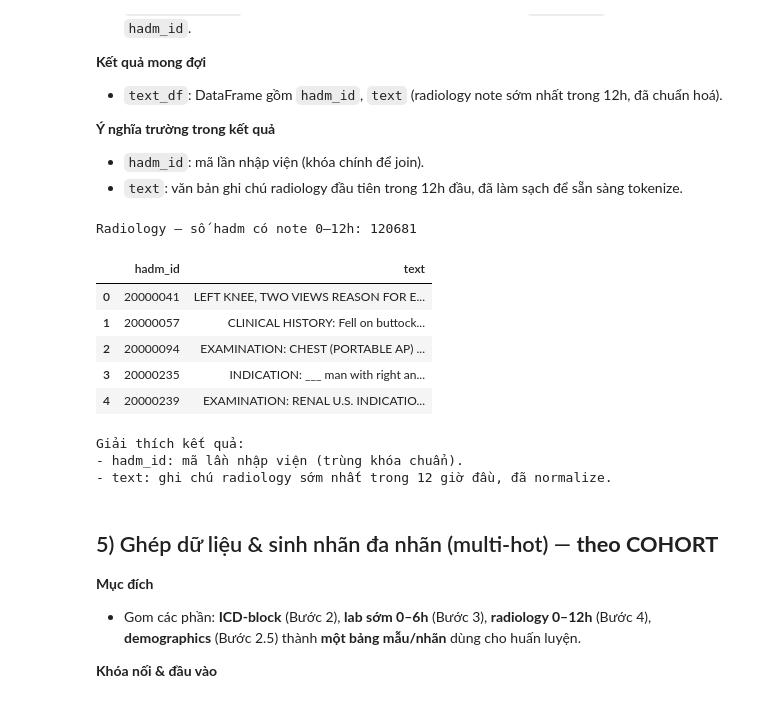
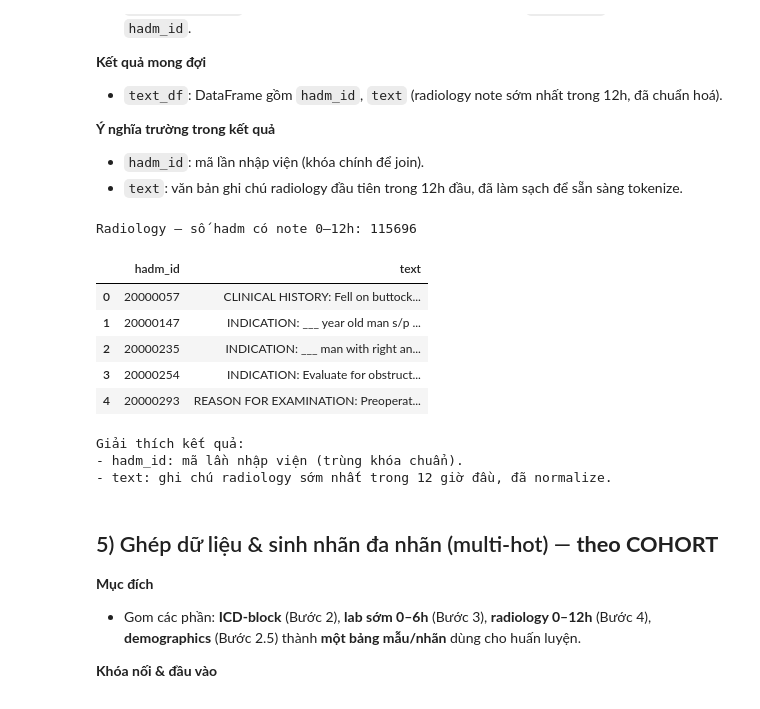
Before and after one commit to iamKhang/revita-sympdiag, a Jupyter notebook: notebooks/01_data_preprocessing_mimiciv.ipynb, the cells around one changed output. Saved outputs shown, nothing was run; the diff lists cells and outputs as text; code cells hidden in the pictures.

```diff
--- a/notebooks/01_data_preprocessing_mimiciv.ipynb
+++ b/notebooks/01_data_preprocessing_mimiciv.ipynb
@@ -26,11 +26,15 @@ Quy ước trình bày cho mỗi bước:
 from pathlib import Path
 
 # ====== Tham số cohort & đọc file ======
-N_HADM = 300_000           # vd: 300_000 hoặc None để dùng toàn bộ admissions
+N_HADM = None           # vd: 300_000 hoặc None để dùng toàn bộ admissions
 SEED = 42               # reproducibility
 BALANCE_BY_SUBJECT = True
 CHUNKSIZE_DEFAULT = 500_000  # đọc file lớn theo chunk
 TOP_LABS = 50                 # vocab lab phổ biến (0–6h)
+LAB_FREQ_WINDOW_HOURS = 240    # cửa sổ giờ để đếm tần suất xét nghiệm
+LAB_EARLY_WINDOW_HOURS = 6     # cửa sổ giờ để lấy xét nghiệm sớm nhất
+TOP_ICD  = 50                 # vocab ICD-block phổ biến (0–6h)
+RAD_EARLY_WINDOW_HOURS = 12    # cửa sổ giờ lấy ghi chú Radiology
 
 # ====== Dò đường dẫn dữ liệu ======
 CANDIDATES = [Path("data"), Path("../data"), Path("../../data")]
@@ -377,7 +381,7 @@ Giải thích kết quả:
 - `count`: số lần xuất hiện trong cửa sổ 0–6h (trên toàn cohort).
 - `lab_items` (ở `lab_items_by_hadm`): danh sách *duy nhất* các `itemid` thuộc vocab của từng ca.
 # %%
-# --- Bước 3: Lấy xét nghiệm sớm Top-N theo tần suất (0–6h) ---
+# --- Bước 3: Lấy xét nghiệm sớm Top-N theo tần suất ---
 from collections import Counter
 import pandas as pd
 
@@ -386,13 +390,13 @@ dlab_path = HOSP_DIR / "d_labitems.csv.gz"
 
 # 3.1 Đọc dictionary lab: itemid -> label
 dlab = pd.read_csv(dlab_path, usecols=["itemid", "label"], compression="gzip")
-dlab["itemid"].astype(int)
+dlab["itemid"] = dlab["itemid"].astype(int)
 dlab["label"] = dlab["label"].astype(str)
 
 # Chuẩn bị bảng tra admittime theo hadm_id (từ Bước 1)
 adm_df = admissions_idx.to_frame(name="admittime").reset_index()
 
-# ===== Pass 1: Đếm tần suất itemid trong 0–6h trên COHORT =====
+# ===== Pass 1: Đếm tần suất itemid trong cohort (0–LAB_FREQ_WINDOW_HOURS) =====
 cnt = Counter()
 
 for chunk in read_csv_chunks(
@@ -400,7 +404,6 @@ for chunk in read_csv_chunks(
     usecols=["hadm_id", "itemid", "charttime"],
     chunksize=CHUNKSIZE_DEFAULT,
 ):
-    # Lọc & làm sạch cơ bản
     chunk = chunk.dropna(subset=["hadm_id", "itemid", "charttime"]).copy()
     if chunk.empty:
         continue
@@ -410,10 +413,10 @@ for chunk in read_csv_chunks(
     if chunk.empty:
         continue
     chunk["charttime"] = pd.to_datetime(chunk["charttime"], errors="coerce")
-    # Join admittime, tính khoảng giờ
+
     merged = chunk.merge(adm_df, on="hadm_id", how="inner")
     dt_h = (merged["charttime"] - merged["admittime"]).dt.total_seconds() / 3600.0
-    early = merged[(dt_h >= 0) & (dt_h <= 240)]
+    early = merged[(dt_h >= 0) & (dt_h <= LAB_FREQ_WINDOW_HOURS)]
     if early.empty:
         continue
     cnt.update(early["itemid"].value_counts().to_dict())
@@ -432,7 +435,7 @@ lab_vocab_df = (
     .reset_index(drop=True)
 )
 
-# ===== Pass 2: Gán nhãn theo hadm_id (giữ itemid thuộc vocab) =====
+# ===== Pass 2: Gán nhãn theo hadm_id (0–LAB_EARLY_WINDOW_HOURS, giữ itemid thuộc vocab) =====
 lab_rows = []
 
 if len(top_items) > 0:
@@ -450,9 +453,10 @@ if len(top_items) > 0:
         if chunk.empty:
             continue
         chunk["charttime"] = pd.to_datetime(chunk["charttime"], errors="coerce")
+
         merged = chunk.merge(adm_df, on="hadm_id", how="inner")
         dt_h = (merged["charttime"] - merged["admittime"]).dt.total_seconds() / 3600.0
-        early = merged[(dt_h >= 0) & (dt_h <= 6)]
+        early = merged[(dt_h >= 0) & (dt_h <= LAB_EARLY_WINDOW_HOURS)]
         early_top = early[early["itemid"].isin(top_items)]
         if not early_top.empty:
             lab_rows.append(early_top[["hadm_id", "itemid"]])
@@ -477,5 +481,10 @@ print("Số phần tử vocab xét nghiệm (TOP_N):", len(lab_vocab_df))
 print("Số ca có ít nhất một xét nghiệm trong TOP_N:", lab_items_by_hadm["hadm_id"].nunique())
 display(lab_vocab_df.head(10))
 display(lab_items_by_hadm.head(10))
+
+# ===== 3.x Lưu danh sách Top Labs ra CSV =====
+out_top_labs = PROC_DIR / "top_lab_items.csv"
+lab_vocab_df.to_csv(out_top_labs, index=False)
+print("Đã lưu danh sách Top Labs:", out_top_labs)
 # %% [output]
 Số phần tử vocab xét nghiệm (TOP_N): 50
@@ -526,7 +536,7 @@ Số ca có ít nhất một xét nghiệm trong TOP_N: 95011
 - `hadm_id`: mã lần nhập viện (khóa chính để join).
 - `text`: văn bản ghi chú radiology đầu tiên trong 12h đầu, đã làm sạch để sẵn sàng tokenize.
 # %%
-# --- Bước 4: Radiology 0–12h, lấy ghi chú sớm nhất mỗi HADM ---
+# --- Bước 4: Radiology, lấy ghi chú sớm nhất mỗi HADM ---
 import pandas as pd
 
 rad_path = NOTE_DIR / "radiology.csv.gz"
@@ -544,42 +554,42 @@ for chunk in read_csv_chunks(
     chunk = chunk.dropna(subset=["hadm_id", "charttime", "text"]).copy()
     if chunk.empty:
         continue
     chunk["hadm_id"] = chunk["hadm_id"].astype(int)
     chunk = chunk[chunk["hadm_id"].isin(COHORT_HADM)]
     if chunk.empty:
         continue
     chunk["charttime"] = pd.to_datetime(chunk["charttime"], errors="coerce")
     chunk["text"] = chunk["text"].map(normalize_text)
 
     # Join admittime và tính delta giờ
     merged = chunk.merge(adm_df, on="hadm_id", how="inner")
     dt_h = (merged["charttime"] - merged["admittime"]).dt.total_seconds() / 3600.0
-    early = merged[(dt_h >= 0) & (dt_h <= 240)]
+    early = merged[(dt_h >= 0) & (dt_h <= RAD_EARLY_WINDOW_HOURS)]
     if not early.empty:
         early_rows.append(early[["hadm_id", "charttime", "text"]])
 
 if early_rows:
     rad_early = pd.concat(early_rows, ignore_index=True)
     # Chọn ghi chú sớm nhất theo charttime cho mỗi hadm_id
     rad_early = rad_early.sort_values(["hadm_id", "charttime"], ascending=[True, True])
     first_text = rad_early.groupby("hadm_id", as_index=False)["text"].first()
     text_df = first_text[["hadm_id", "text"]].copy()
 else:
     text_df = pd.DataFrame(columns=["hadm_id", "text"])  # rỗng an toàn
 
-print("Radiology — số hadm có note 0–12h:", text_df["hadm_id"].nunique())
+print(f"Radiology — số hadm có note 0–{RAD_EARLY_WINDOW_HOURS}h:", text_df["hadm_id"].nunique())
 display(text_df.head())
 print("Giải thích kết quả:")
 print("- hadm_id: mã lần nhập viện (trùng khóa chuẩn).")
-print("- text: ghi chú radiology sớm nhất trong 12 giờ đầu, đã normalize.")
+print(f"- text: ghi chú radiology sớm nhất trong {RAD_EARLY_WINDOW_HOURS} giờ đầu, đã normalize.")
 # %% [output]
-Radiology — số hadm có note 0–12h: 120681
+Radiology — số hadm có note 0–12h: 115696
 |  | hadm_id | text |
-| 0 | 20000041 | LEFT KNEE, TWO VIEWS REASON FOR E... |
-| 1 | 20000057 | CLINICAL HISTORY: Fell on buttock... |
-| 2 | 20000094 | EXAMINATION: CHEST (PORTABLE AP) ... |
-| 3 | 20000235 | INDICATION: ___ man with right an... |
-| 4 | 20000239 | EXAMINATION: RENAL U.S. INDICATIO... |
+| 0 | 20000057 | CLINICAL HISTORY: Fell on buttock... |
+| 1 | 20000147 | INDICATION: ___ year old man s/p ... |
+| 2 | 20000235 | INDICATION: ___ man with right an... |
+| 3 | 20000254 | INDICATION: Evaluate for obstruct... |
+| 4 | 20000293 | REASON FOR EXAMINATION: Preoperat... |
 Giải thích kết quả:
 - hadm_id: mã lần nhập viện (trùng khóa chuẩn).
 - text: ghi chú radiology sớm nhất trong 12 giờ đầu, đã normalize.
```
Also changed, not shown: parts of 7 cells of this notebook, 3 other files.
